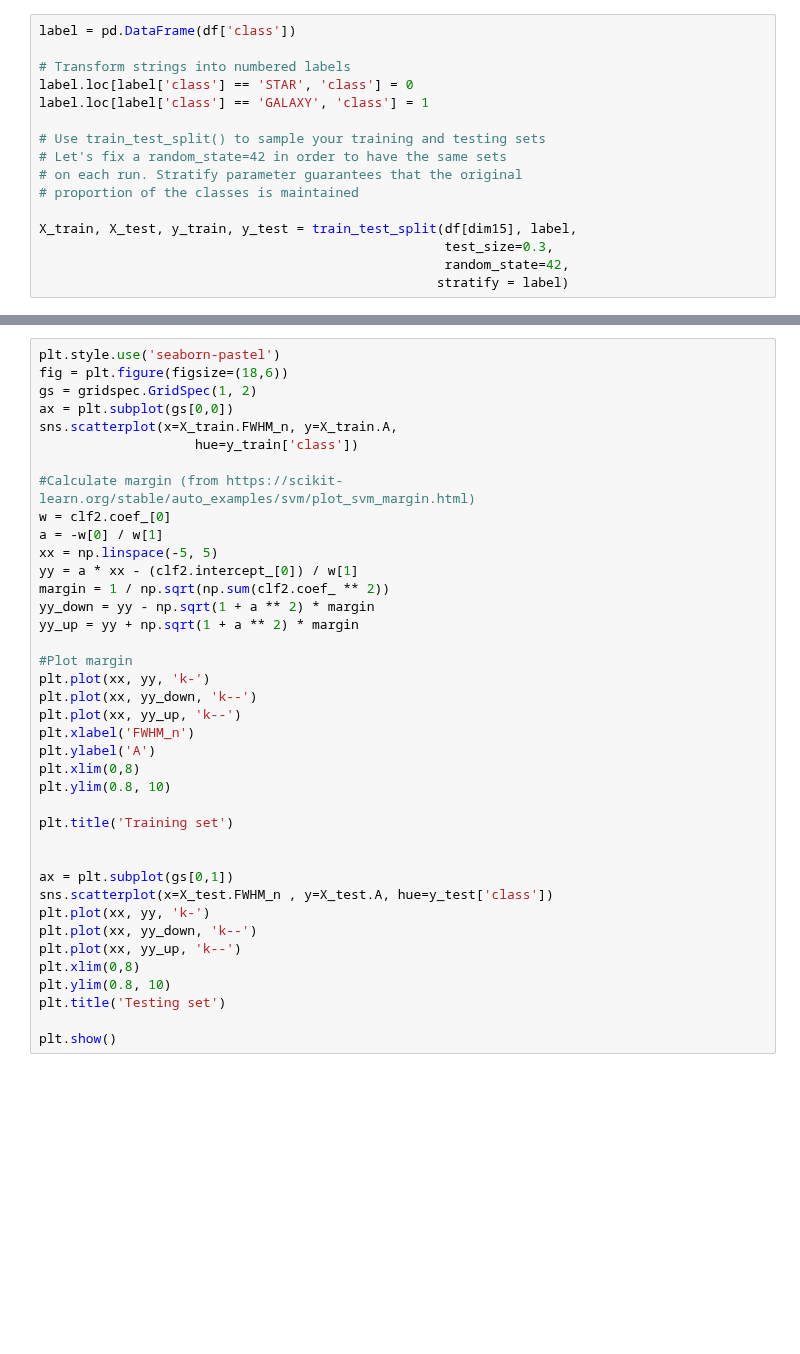
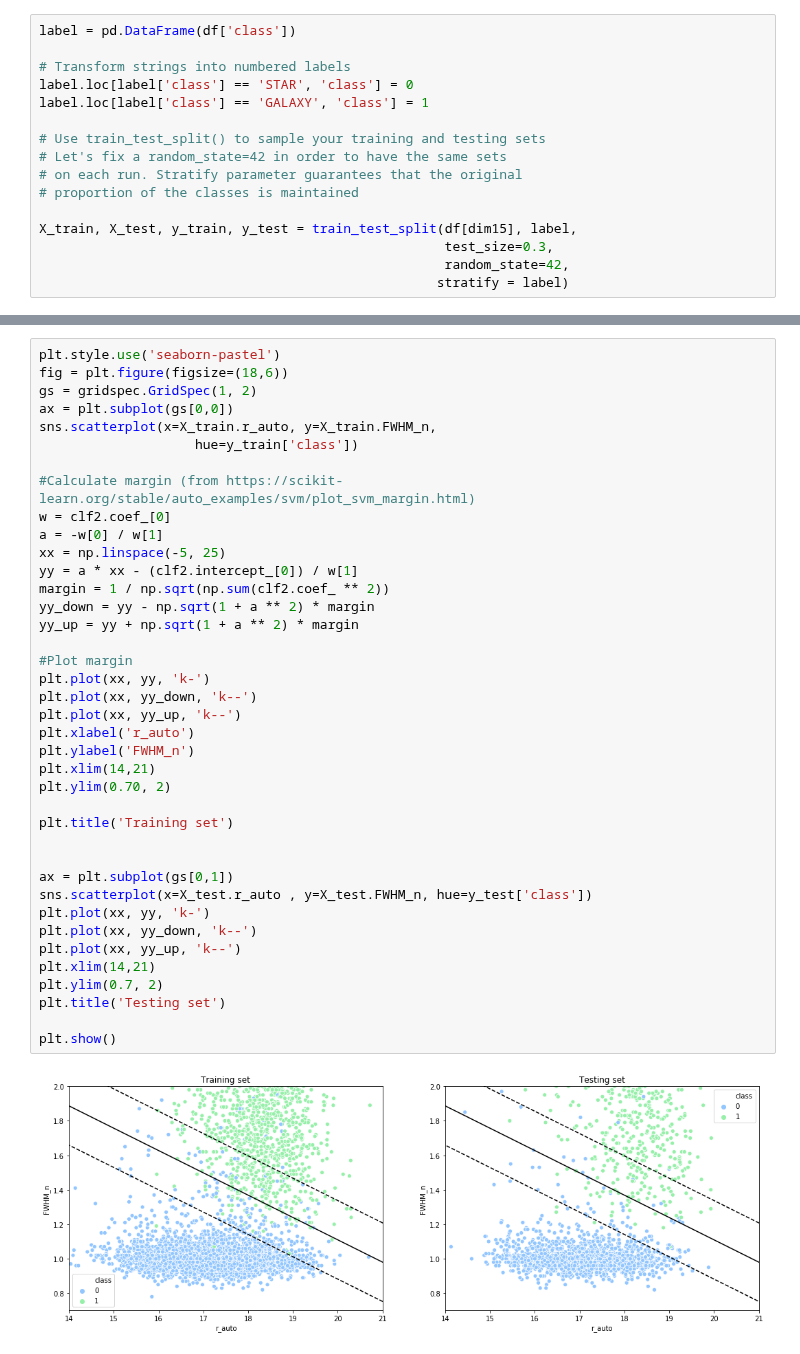
Before and after one commit to marixko/stargalaxy_SVM, a Jupyter notebook: SVM.ipynb, the cells around one changed output, grey strips where cells are left out. Saved outputs shown, nothing was run; the diff lists cells and outputs as text; blank space fills up the shorter version.

```diff
--- a/SVM.ipynb
+++ b/SVM.ipynb
@@ -88,41 +90,43 @@ plt.show()
 # %%
 plt.style.use('seaborn-pastel')
 fig = plt.figure(figsize=(18,6))
 gs = gridspec.GridSpec(1, 2)
 ax = plt.subplot(gs[0,0])
-sns.scatterplot(x=X_train.FWHM_n, y=X_train.A,
+sns.scatterplot(x=X_train.r_auto, y=X_train.FWHM_n,
                     hue=y_train['class'])
 
 #Calculate margin (from https://scikit-learn.org/stable/auto_examples/svm/plot_svm_margin.html)
 w = clf2.coef_[0]
 a = -w[0] / w[1]
-xx = np.linspace(-5, 5)
+xx = np.linspace(-5, 25)
 yy = a * xx - (clf2.intercept_[0]) / w[1]
 margin = 1 / np.sqrt(np.sum(clf2.coef_ ** 2))
 yy_down = yy - np.sqrt(1 + a ** 2) * margin
 yy_up = yy + np.sqrt(1 + a ** 2) * margin
 
 #Plot margin
 plt.plot(xx, yy, 'k-')
 plt.plot(xx, yy_down, 'k--')
 plt.plot(xx, yy_up, 'k--')
-plt.xlabel('FWHM_n')
-plt.ylabel('A')
-plt.xlim(0,8)
-plt.ylim(0.8, 10)
+plt.xlabel('r_auto')
+plt.ylabel('FWHM_n')
+plt.xlim(14,21)
+plt.ylim(0.70, 2)
 
 plt.title('Training set')
 
 
 ax = plt.subplot(gs[0,1])
-sns.scatterplot(x=X_test.FWHM_n , y=X_test.A, hue=y_test['class'])
+sns.scatterplot(x=X_test.r_auto , y=X_test.FWHM_n, hue=y_test['class'])
 plt.plot(xx, yy, 'k-')
 plt.plot(xx, yy_down, 'k--')
 plt.plot(xx, yy_up, 'k--')
-plt.xlim(0,8)
-plt.ylim(0.8, 10)
+plt.xlim(14,21)
+plt.ylim(0.7, 2)
 plt.title('Testing set')
 
 plt.show()
+# %% [output]
+[figure, added]
 # %%
 fig = plt.figure(figsize=(9,7))
```
Also changed, not shown: parts of 6 cells of this notebook, 2 other files.
